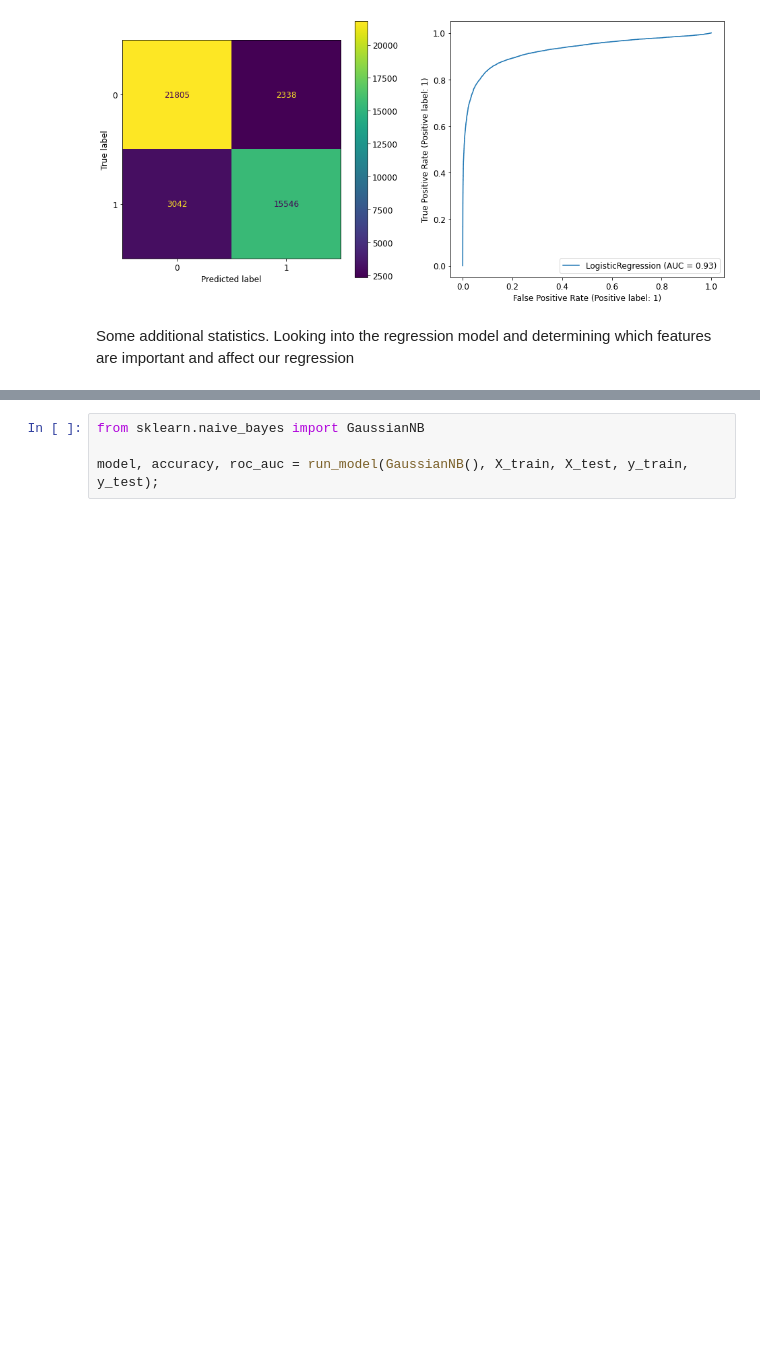
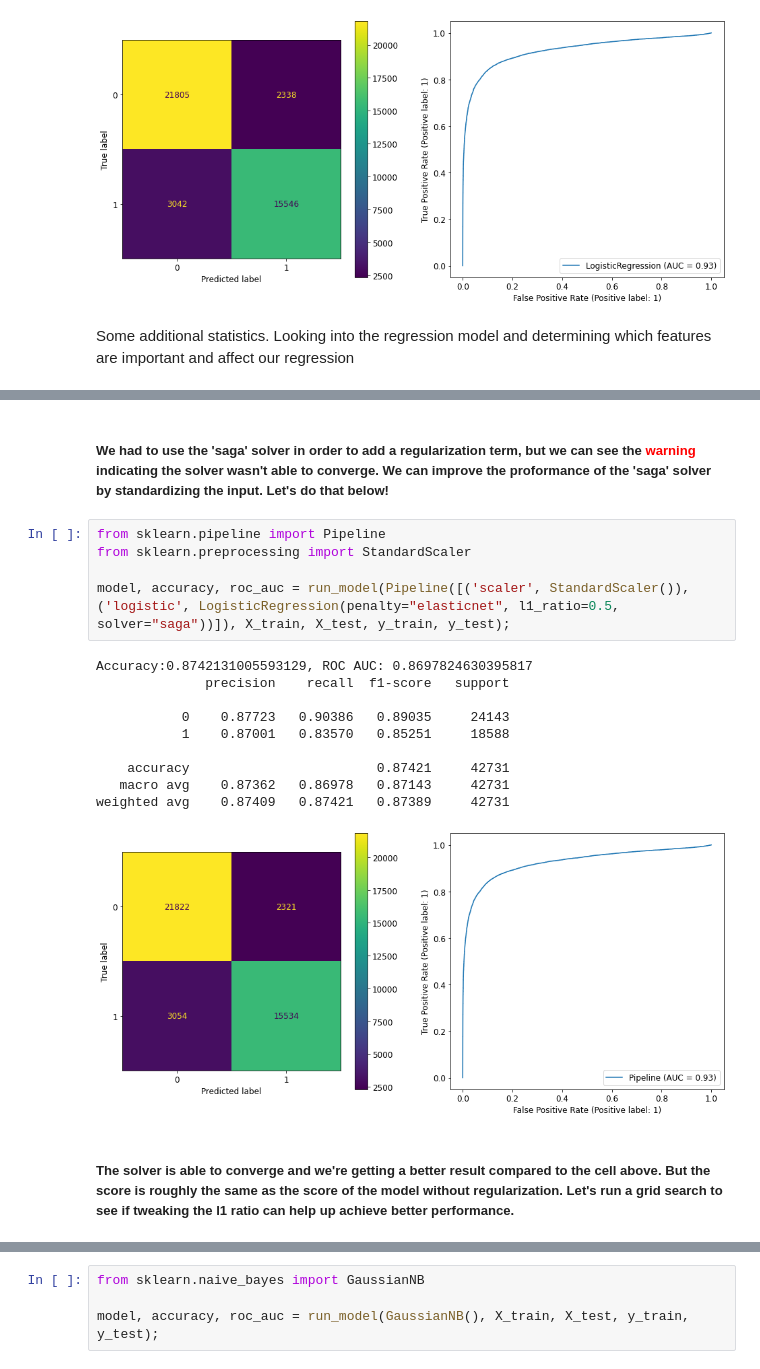
Before and after one commit to ibdafna/airlines_passengers, a Jupyter notebook: airline_passenger_satisfaction.ipynb, the cells around one changed output, grey strips where cells are left out. Cells and saved outputs as stored; diff of their text form; blank space fills up the shorter version.

```diff
--- a/airline_passenger_satisfaction.ipynb
+++ b/airline_passenger_satisfaction.ipynb
@@ -454,0 +471,20 @@ Age_Bracket                               -0.5138      0.020    -25.845      0.0
+# %% [markdown]
+##### We had to use the 'saga' solver in order to add a regularization term, but we can see the <span style='color:red'>warning</span> indicating the solver wasn't able to converge. We can improve the proformance of the 'saga' solver by standardizing the input. Let's do that below!
+# %%
+from sklearn.pipeline import Pipeline
+from sklearn.preprocessing import StandardScaler
+
+model, accuracy, roc_auc = run_model(Pipeline([('scaler', StandardScaler()), ('logistic', LogisticRegression(penalty="elasticnet", l1_ratio=0.5, solver="saga"))]), X_train, X_test, y_train, y_test);
+# %% [output]
+Accuracy:0.8742131005593129, ROC AUC: 0.8697824630395817
+              precision    recall  f1-score   support
+
+           0    0.87723   0.90386   0.89035     24143
+           1    0.87001   0.83570   0.85251     18588
+
+    accuracy                        0.87421     42731
+   macro avg    0.87362   0.86978   0.87143     42731
+weighted avg    0.87409   0.87421   0.87389     42731
+[figure, added]
+# %% [markdown]
+##### The solver is able to converge and we're getting a better result compared to the cell above. But the score is roughly the same as the score of the model without regularization. Let's run a grid search to see if tweaking the l1 ratio can help up achieve better performance.
```
Also changed, not shown: parts of 12 cells of this notebook.
